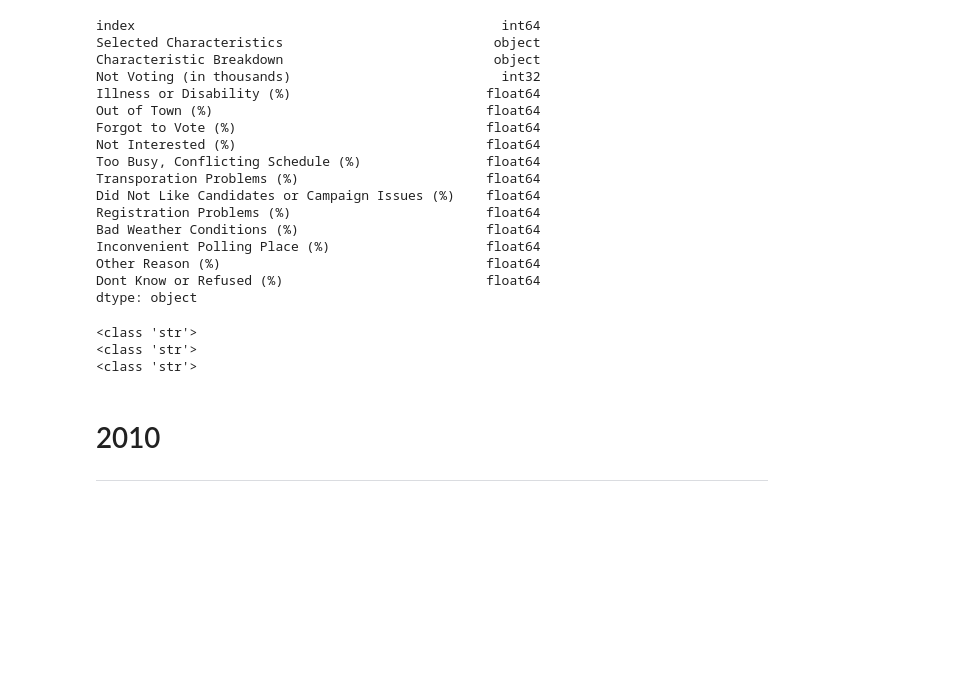
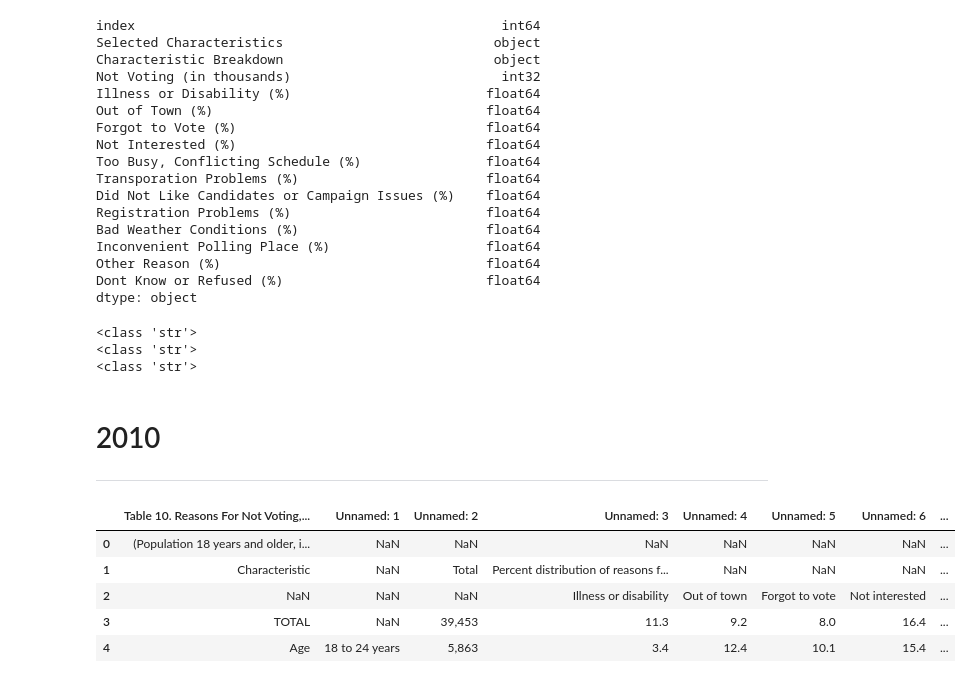
Before and after one commit to VallieTracy/Voter-Registration, a Jupyter notebook: Untitled.ipynb, the cells around one changed output. Drawn from its saved outputs; the diff is of its cells as text; code cells hidden in the pictures; blank space fills up the shorter version.

```diff
--- a/Untitled.ipynb
+++ b/Untitled.ipynb
@@ -652,3 +652,15 @@ noVote_2012.to_csv('Resources_ETL/2012_reasons_no_vote.csv')
 # %% [markdown]
 # 2010
 --------
+# %%
+# Import csv
+noVote_2010 = pd.read_csv("Resources/2010_reasons_not_voting.csv")
+pd.set_option('display.max_rows', None)
+noVote_2010.head()
+# %% [output]
+|  | Table 10. Reasons For Not Voting,... | Unnamed: 1 | Unnamed: 2 | Unnamed: 3 | Unnamed: 4 | Unnamed: 5 | Unnamed: 6 | ... |
+| 0 | (Population 18 years and older, i... | NaN | NaN | NaN | NaN | NaN | NaN | ... |
+| 1 | Characteristic | NaN | Total | Percent distribution of reasons f... | NaN | NaN | NaN | ... |
+| 2 | NaN | NaN | NaN | Illness or disability | Out of town | Forgot to vote | Not interested | ... |
+| 3 | TOTAL | NaN | 39,453 | 11.3 | 9.2 | 8.0 | 16.4 | ... |
+| 4 | Age | 18 to 24 years | 5,863 | 3.4 | 12.4 | 10.1 | 15.4 | ... |
```
Also changed, not shown: parts of 11 cells of this notebook, 3 other files.
